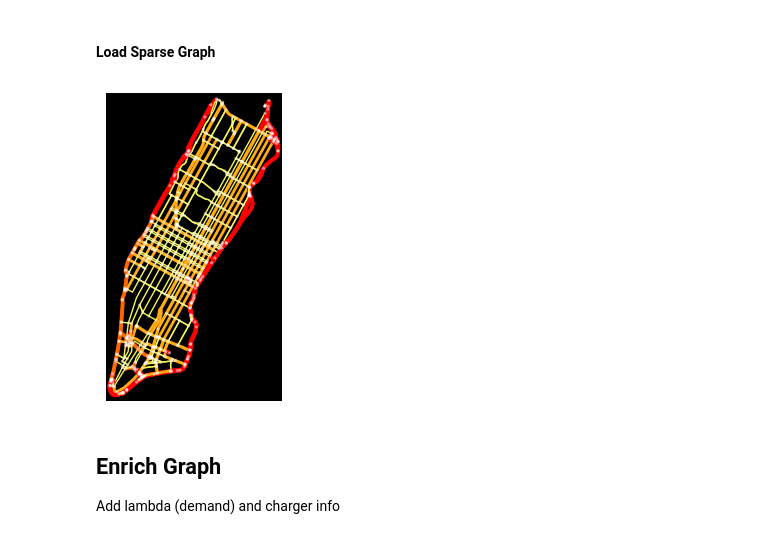
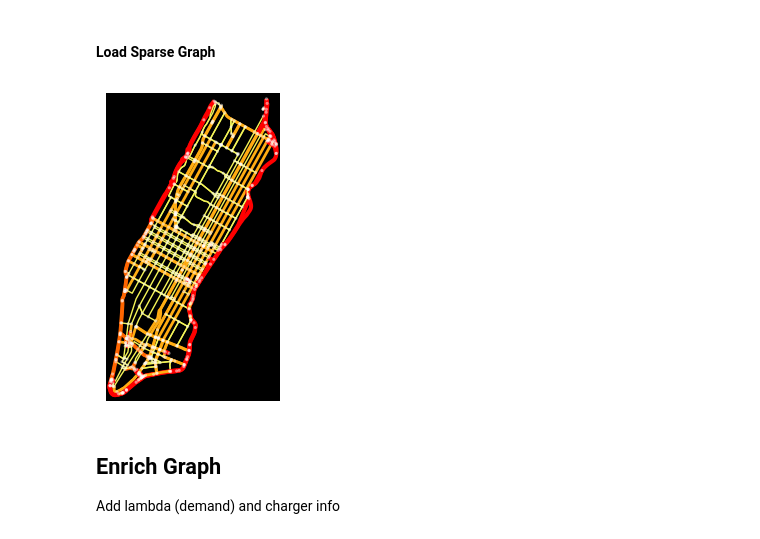
Before and after one commit to akseldkw07/Waymo-Agent, a Jupyter notebook: notebooks/SAVE-MAP.ipynb, the cells around one changed output. Drawn from its saved outputs; the diff is of its cells as text; code cells hidden in the pictures.

```diff
--- a/notebooks/SAVE-MAP.ipynb
+++ b/notebooks/SAVE-MAP.ipynb
@@ -79,13 +79,13 @@ G = ox.load_graphml(filepath=MAP_DIR / sparse_graph_name)
 # %%
 edge_colors, edge_widths = OSMNXConstants.get_edge_colors(G)
 fig, ax = ox.plot_graph(
     G,
     edge_color=edge_colors,
     edge_linewidth=edge_widths,
-    **{**OX_PLOT_DEFAULTS | {"figsize": (4, 4)}},
+    **{**DEFAULT_OX_PLOT_NOTEBOOK | {"figsize": (4, 4)}},
 )
 # %% [output]
-[figure, old version]
+[figure, new version]
 # %% [markdown]
 ## Enrich Graph
 
```
Also changed, not shown: parts of 6 cells of this notebook, 31 other files.
